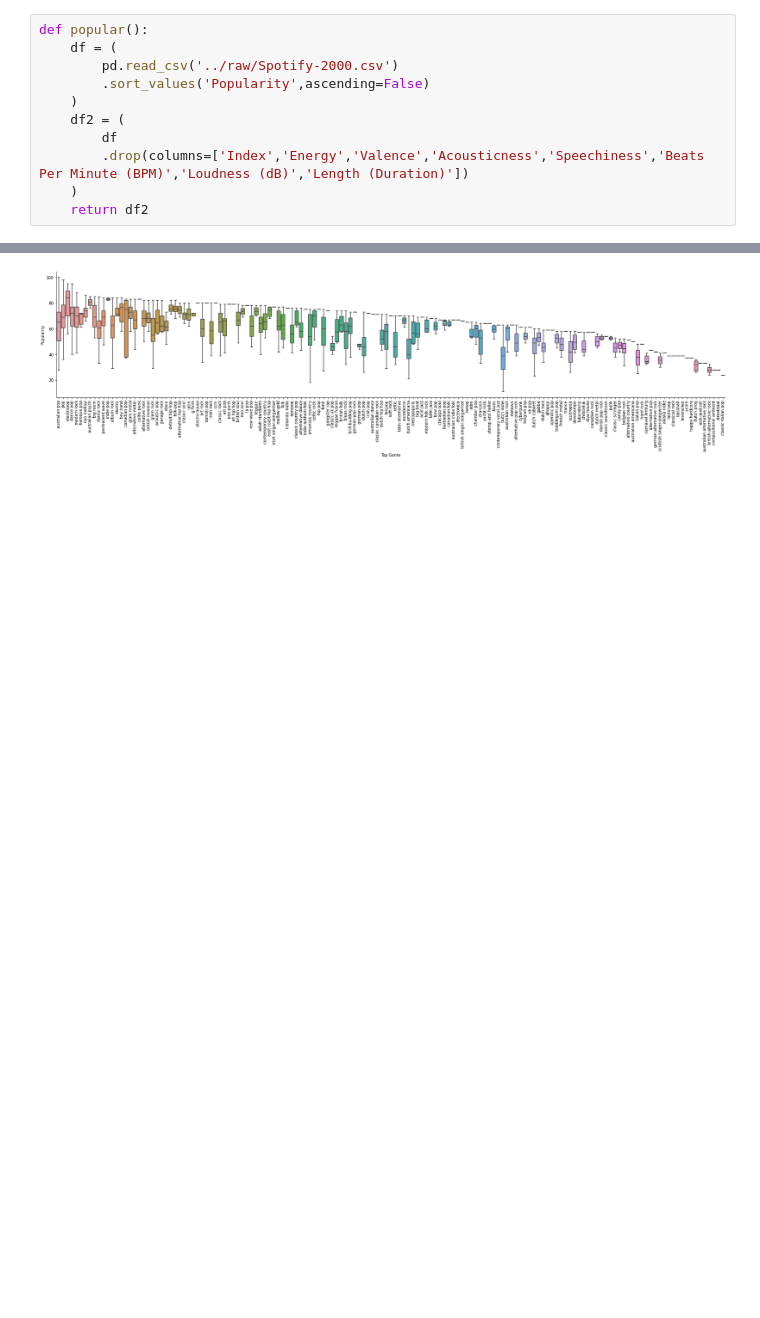
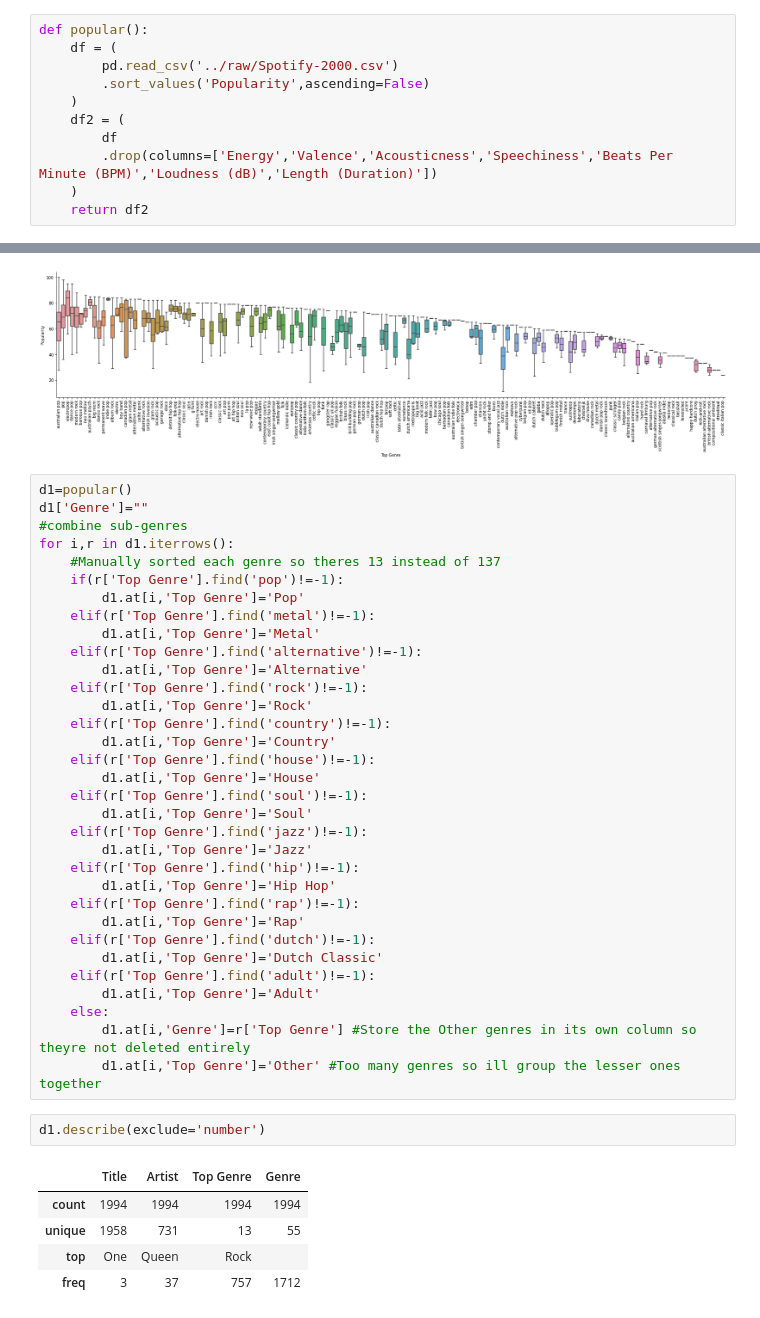
Before and after one commit to data301-2020-winter1/course-project-group_112, a Jupyter notebook: data/processed/Cleaned.ipynb, the cells around one changed output, grey strips where cells are left out. Saved outputs shown, nothing was run; the diff lists cells and outputs as text; blank space fills up the shorter version.

```diff
--- a/data/processed/Cleaned.ipynb
+++ b/data/processed/Cleaned.ipynb
@@ -27,7 +26,7 @@ def popular():
     )
     df2 = (
         df
-        .drop(columns=['Index','Energy','Valence','Acousticness','Speechiness','Beats Per Minute (BPM)','Loudness (dB)','Length (Duration)'])
+        .drop(columns=['Energy','Valence','Acousticness','Speechiness','Beats Per Minute (BPM)','Loudness (dB)','Length (Duration)'])
     )
     return df2
 # %%
@@ -139,3 +138,44 @@ popGen.set_xticklabels(rotation=90)
 # %% [output]
 <seaborn.axisgrid.FacetGrid at 0x...>
 [figure]
+# %%
+d1=popular()
+d1['Genre']=""
+#combine sub-genres
+for i,r in d1.iterrows():
+    #Manually sorted each genre so theres 13 instead of 137
+    if(r['Top Genre'].find('pop')!=-1):
+        d1.at[i,'Top Genre']='Pop'
+    elif(r['Top Genre'].find('metal')!=-1):
+        d1.at[i,'Top Genre']='Metal'
+    elif(r['Top Genre'].find('alternative')!=-1):
+        d1.at[i,'Top Genre']='Alternative'
+    elif(r['Top Genre'].find('rock')!=-1):
+        d1.at[i,'Top Genre']='Rock'
+    elif(r['Top Genre'].find('country')!=-1):
+        d1.at[i,'Top Genre']='Country'
+    elif(r['Top Genre'].find('house')!=-1):
+        d1.at[i,'Top Genre']='House'
+    elif(r['Top Genre'].find('soul')!=-1):
+        d1.at[i,'Top Genre']='Soul'
+    elif(r['Top Genre'].find('jazz')!=-1):
+        d1.at[i,'Top Genre']='Jazz'
+    elif(r['Top Genre'].find('hip')!=-1):
+        d1.at[i,'Top Genre']='Hip Hop'
+    elif(r['Top Genre'].find('rap')!=-1):
+        d1.at[i,'Top Genre']='Rap'
+    elif(r['Top Genre'].find('dutch')!=-1):
+        d1.at[i,'Top Genre']='Dutch Classic'
+    elif(r['Top Genre'].find('adult')!=-1):
+        d1.at[i,'Top Genre']='Adult'
+    else:
+        d1.at[i,'Genre']=r['Top Genre'] #Store the Other genres in its own column so theyre not deleted entirely
+        d1.at[i,'Top Genre']='Other' #Too many genres so ill group the lesser ones together
+# %%
+d1.describe(exclude='number')
+# %% [output]
+|  | Title | Artist | Top Genre | Genre |
+| count | 1994 | 1994 | 1994 | 1994 |
+| unique | 1958 | 731 | 13 | 55 |
+| top | One | Queen | Rock |  |
+| freq | 3 | 37 | 757 | 1712 |
```
Also changed, not shown: parts of 4 cells of this notebook, 3 other files.
